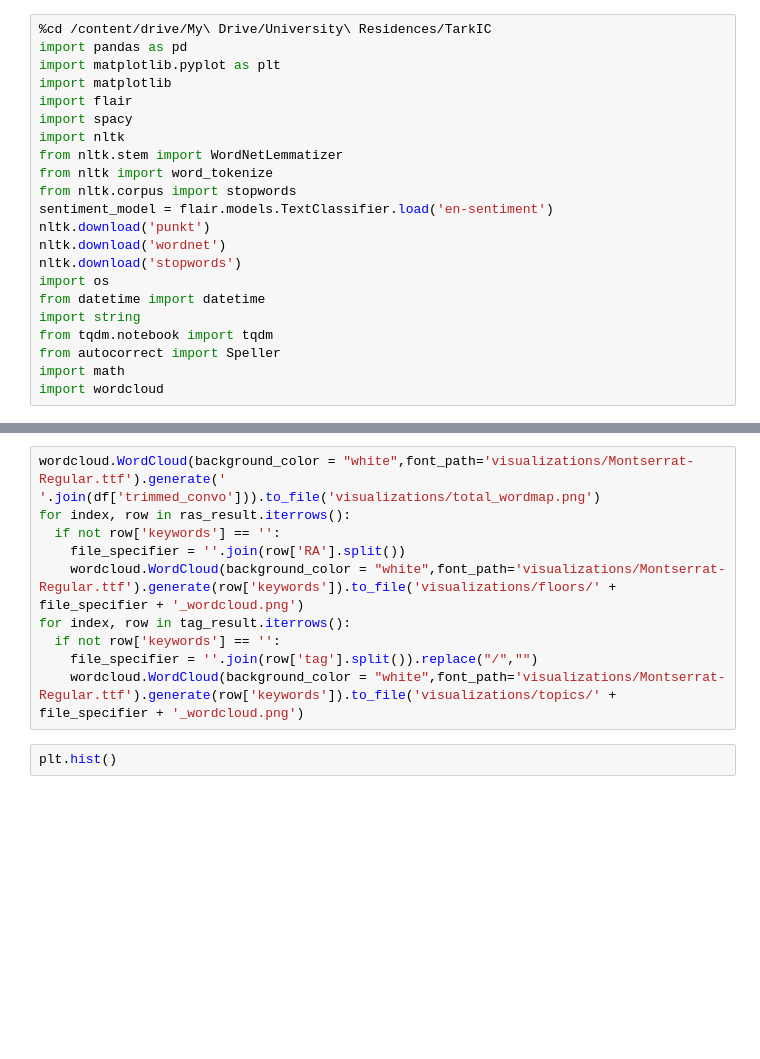
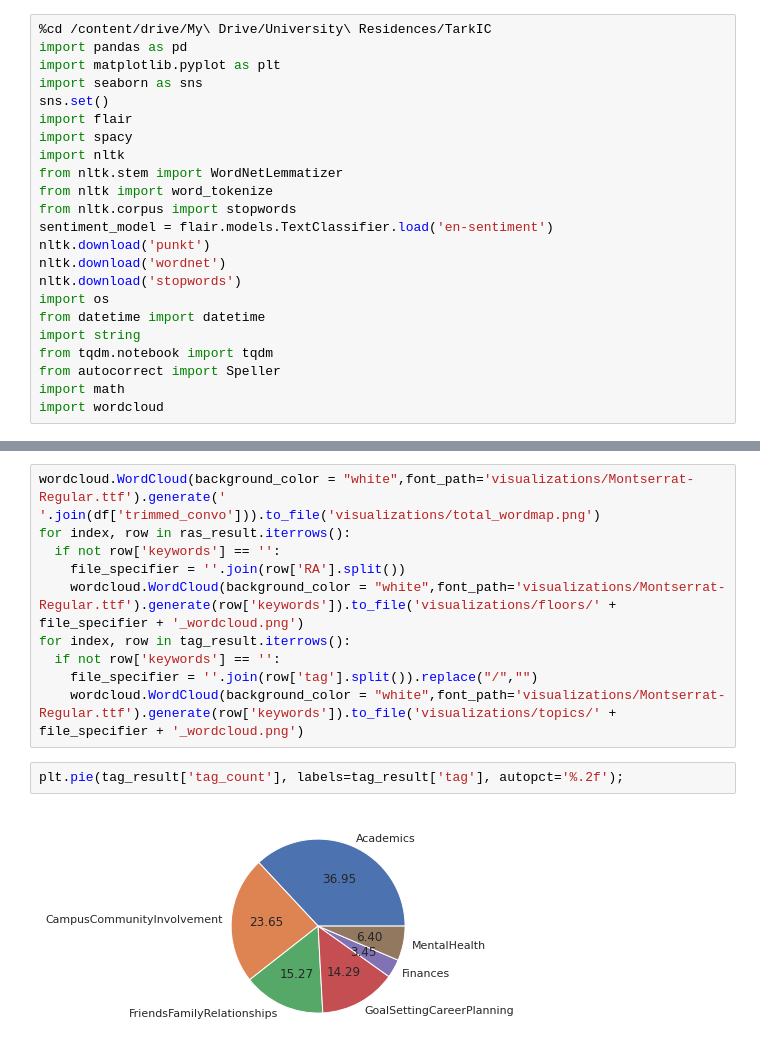
Before and after one commit to upadhyan/Tarkington-Conversational-Analysis, a Jupyter notebook: TarkICProcess.ipynb, the cells around one changed output, grey strips where cells are left out. Drawn from its saved outputs; the diff is of its cells as text; blank space fills up the shorter version.

```diff
--- a/TarkICProcess.ipynb
+++ b/TarkICProcess.ipynb
@@ -26,7 +28,8 @@ Successfully installed autocorrect-2.5.0
 %cd /content/drive/My\ Drive/University\ Residences/TarkIC
 import pandas as pd
 import matplotlib.pyplot as plt
-import matplotlib
+import seaborn as sns
+sns.set()
 import flair
 import spacy
 import nltk
@@ -230,5 +235,7 @@ for index, row in tag_result.iterrows():
   if not row['keywords'] == '':
     file_specifier = ''.join(row['tag'].split()).replace("/","")
     wordcloud.WordCloud(background_color = "white",font_path='visualizations/Montserrat-Regular.ttf').generate(row['keywords']).to_file('visualizations/topics/' + file_specifier + '_wordcloud.png')
-# %%
-plt.hist()
+# %%
+plt.pie(tag_result['tag_count'], labels=tag_result['tag'], autopct='%.2f');
+# %% [output]
+[figure, added]
```
Also changed, not shown: parts of 7 cells of this notebook.
